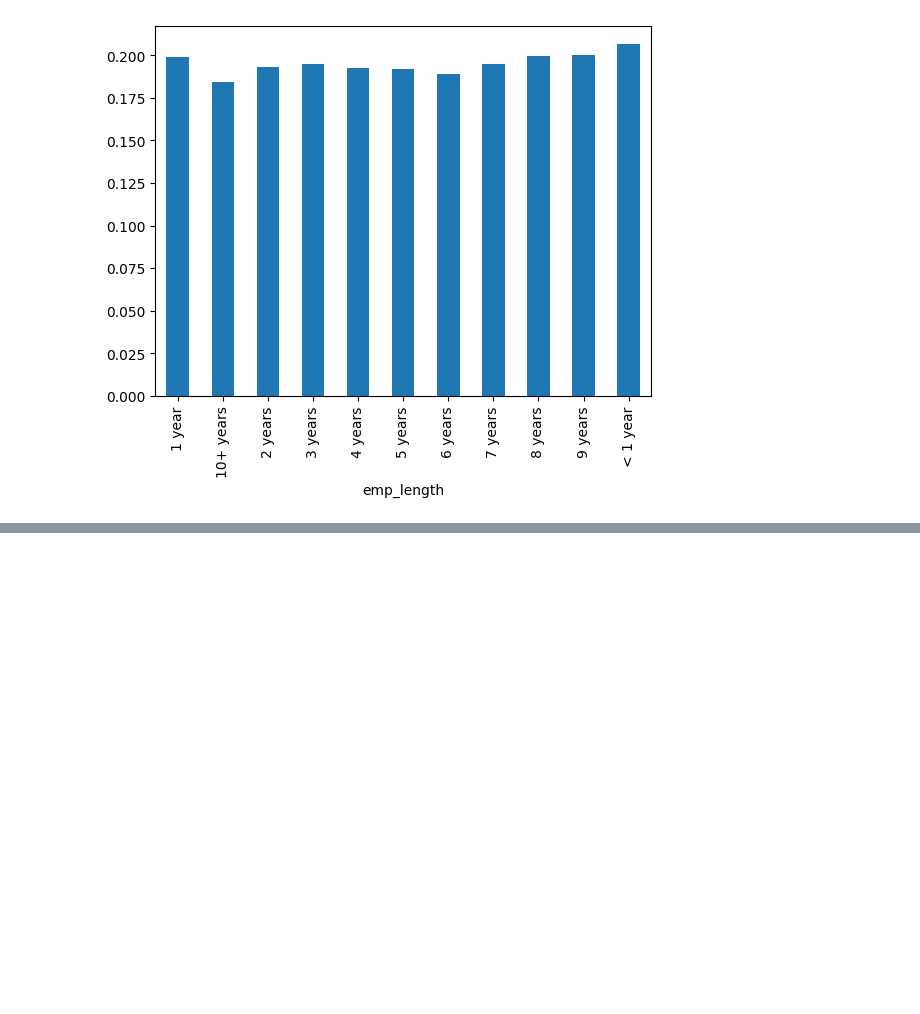
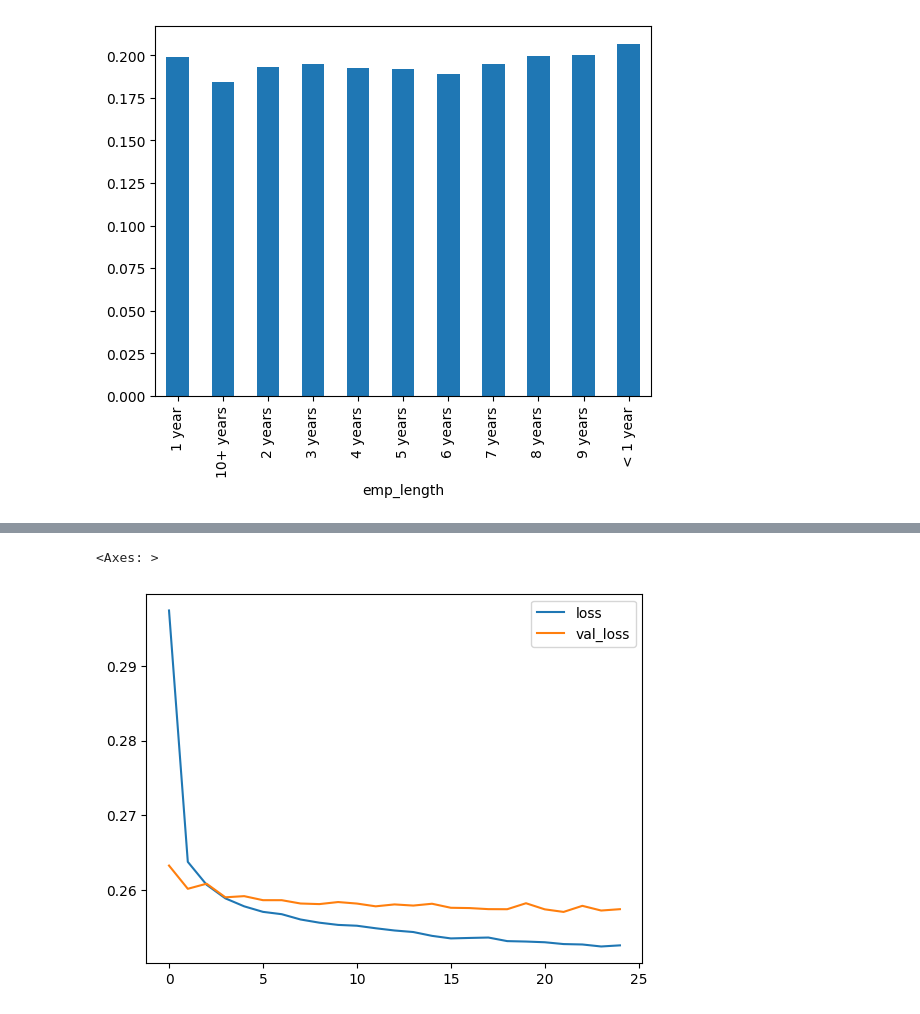
Before and after one commit to lovepreetmultani/python, a Jupyter notebook: Loan_Default_Deep_Learning.ipynb, the cells around one changed output, grey strips where cells are left out. Drawn from its saved outputs; the diff is of its cells as text; code cells hidden in the pictures; blank space fills up the shorter version.

```diff
--- a/Loan_Default_Deep_Learning.ipynb
+++ b/Loan_Default_Deep_Learning.ipynb
@@ -359,0 +476,21 @@ dtype: int64
+# %%
+early_stop = EarlyStopping(monitor='val_loss', mode='min', verbose = 1, patience = 25)
+# %%
+  model = Sequential()
+
+  model.add(Dense(units = 78, activation="relu"))
+  model.add(Dropout(0.2))
+
+  model.add(Dense(units = 39, activation="relu"))
+  model.add(Dropout(0.2))
+
+  model.add(Dense(units = 19, activation="relu"))
+  model.add(Dropout(0.2))
+
+  model.add(Dense(units = 1,activation="sigmoid")) #Binary classification 0 or 1
+
+  model.compile(optimizer = "adam", loss = "binary_crossentropy")
+# %%
+model.fit(x=X_train,y=y_train,batch_size=256,epochs=25 ,
+          validation_data=(X_test,y_test),
+           callbacks=[early_stop])
@@ -359,0 +520,7 @@ dtype: int64
+# %%
+losses = pd.DataFrame(model.history.history)
+# %%
+losses.plot()
+# %% [output]
+<Axes: >
+[figure, added]
```
Also changed, not shown: parts of 43 cells of this notebook.
